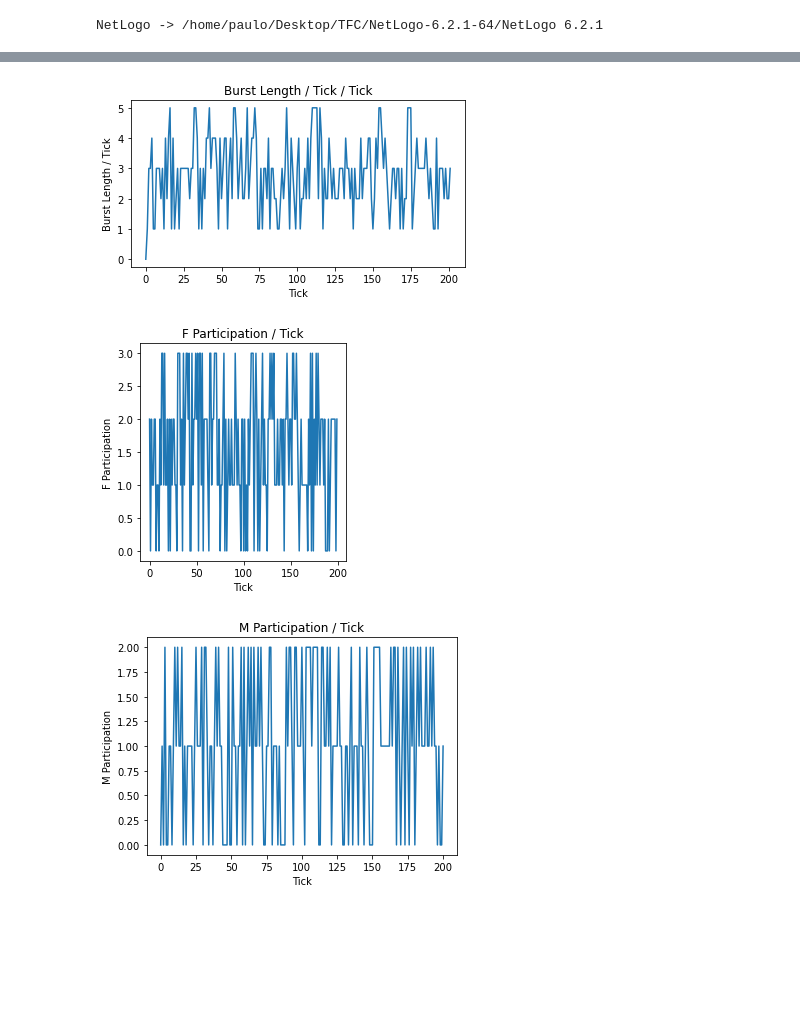
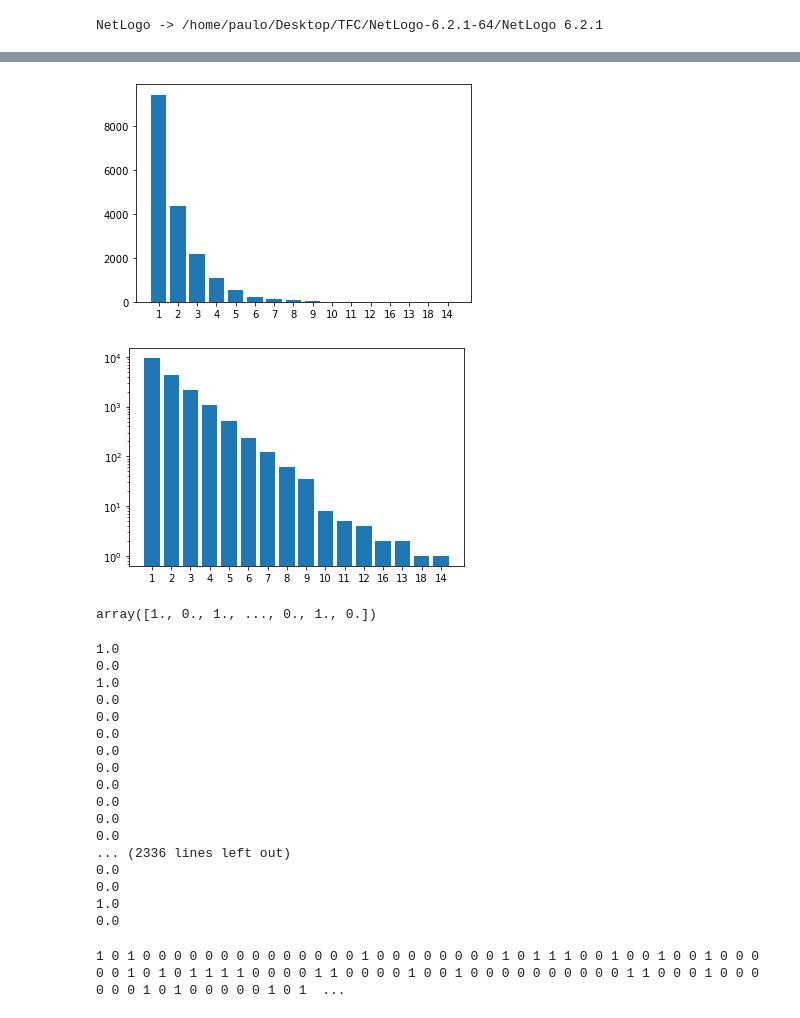
Before and after one commit to DEISI-ULHT-TFC-2021-22/TFC-DEISI258-Modelamento-multi-agente-de-intera-es-em-grupos-sociais, a Jupyter notebook: pynetlogo_ku.ipynb, the cells around one changed output, grey strips where cells are left out. Cells and saved outputs as stored; diff of their text form; code cells hidden in the pictures; blank space fills up the shorter version.

Commit message:
Divergence graph

```diff
--- a/pynetlogo_ku.ipynb
+++ b/pynetlogo_ku.ipynb
@@ -251,15 +243,0 @@ def run_scenario(method, females, males, f_exploit, m_exploit):
-# %%
-# Scenario 1 : Working Class
-# 1 : 1 Att Norm General
-
-run_scenario("Attention Norm - General", 1, 1, 0.65, 0.25)
-
-# netlogo.command('set Method "Attention Norm - General"')
-# netlogo.command('set females 1')
-# netlogo.command('set males 1')
-# netlogo.command('set female_prob_exploit 0.65')
-# netlogo.command('set male_prob_exploit 0.25')
-# %% [output]
-[figure, removed]
-[figure, removed]
-[figure, removed]
@@ -265,0 +264,17 @@ run_scenario("Attention Norm - General", 1, 1, 0.65, 0.25)
+# %%
+data = {1: 9426, 2: 4367, 3: 2157, 4: 1079, 5: 517, 6: 234, 7: 123, 8: 61, 9: 36, 10: 8, 11: 5, 12: 4, 16: 2, 13: 2, 18: 1, 14: 1}
+# data = run_scenario(*scenarios[1.1], 1.1, 50)
+
+ind = np.arange(len(data))
+
+plt.bar(ind, list(data.values()))
+plt.xticks(ind, list(data.keys()))
+plt.show()
+
+plt.bar(ind, list(data.values()))
+plt.xticks(ind, list(data.keys()))
+plt.yscale("log")
+plt.show()
+# %% [output]
+[figure, added]
+[figure, added]
@@ -265,0 +318,28 @@ run_scenario("Attention Norm - General", 1, 1, 0.65, 0.25)
+# %%
+load_model(ku_model_path)
+# %% [output]
+array([1., 0., 1., ..., 0., 1., 0.])
+# %%
+in_out_topic = netlogo.report("get-in-topic").astype(int)
+# %% [output]
+1.0
+0.0
+1.0
+0.0
+0.0
+0.0
+0.0
+0.0
+0.0
+0.0
+0.0
+0.0
+... (2336 lines left out)
+0.0
+0.0
+1.0
+0.0
+# %%
+print(*in_out_topic)
+# %% [output]
+1 0 1 0 0 0 0 0 0 0 0 0 0 0 0 0 0 1 0 0 0 0 0 0 0 0 1 0 1 1 1 0 0 1 0 0 1 0 0 1 0 0 0 0 0 1 0 1 0 1 1 1 1 0 0 0 0 1 1 0 0 0 0 1 0 0 1 0 0 0 0 0 0 0 0 0 0 1 1 0 0 0 1 0 0 0 0 0 0 1 0 1 0 0 0 0 0 1 0 1  ...
```
Also changed, not shown: parts of 20 cells of this notebook, 12 other files.
